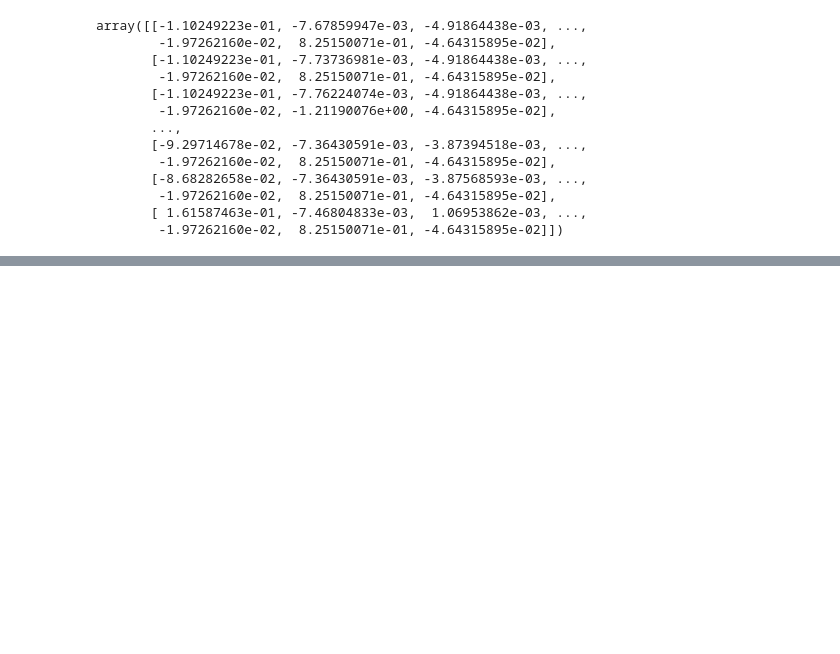
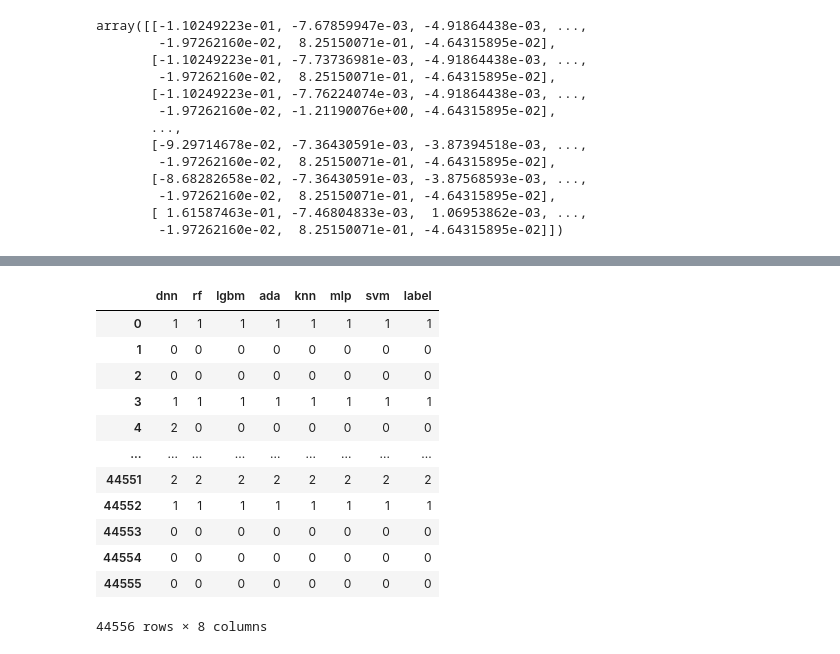
Before and after one commit to ogarreche/Ensemble, a Jupyter notebook: my_first_emsemble.ipynb, the cells around one changed output, grey strips where cells are left out. Cells and saved outputs as stored; diff of their text form; code cells hidden in the pictures; blank space fills up the shorter version.

```diff
--- a/my_first_emsemble.ipynb
+++ b/my_first_emsemble.ipynb
@@ -632,0 +931,16 @@ y_pred = knn_clf.predict_proba(X_test)
+# %%
+# Stack the vectors horizontally to create a matrix
+column_features = ['dnn','rf','lgbm','ada','knn','mlp','svm','label']
+training_matrix = np.column_stack((
+                          preds_dnn,
+                          preds_rf,
+                          preds_lgbm,
+                          preds_ada,
+                          preds_knn,
+                          preds_mlp,
+                          preds_svm,
+                          y_test
+                          ))
+
+# Print the resulting matrix
+print(training_matrix)
@@ -632,0 +955,6 @@ y_pred = knn_clf.predict_proba(X_test)
+# %%
+df_level_01 = pd.DataFrame(training_matrix, columns=column_features)
+# %%
+y_01 = df_level_01.pop('label')
+X_01 = df_level_01
+df_level_01 = df_level_01.assign(label = y_01)
@@ -632,0 +992,16 @@ y_pred = knn_clf.predict_proba(X_test)
+# %%
+df_level_01
+# %% [output]
+|  | dnn | rf | lgbm | ada | knn | mlp | svm | label |
+| 0 | 1 | 1 | 1 | 1 | 1 | 1 | 1 | 1 |
+| 1 | 0 | 0 | 0 | 0 | 0 | 0 | 0 | 0 |
+| 2 | 0 | 0 | 0 | 0 | 0 | 0 | 0 | 0 |
+| 3 | 1 | 1 | 1 | 1 | 1 | 1 | 1 | 1 |
+| 4 | 2 | 0 | 0 | 0 | 0 | 0 | 0 | 0 |
+| ... | ... | ... | ... | ... | ... | ... | ... | ... |
+| 44551 | 2 | 2 | 2 | 2 | 2 | 2 | 2 | 2 |
+| 44552 | 1 | 1 | 1 | 1 | 1 | 1 | 1 | 1 |
+| 44553 | 0 | 0 | 0 | 0 | 0 | 0 | 0 | 0 |
+| 44554 | 0 | 0 | 0 | 0 | 0 | 0 | 0 | 0 |
+| 44555 | 0 | 0 | 0 | 0 | 0 | 0 | 0 | 0 |
+44556 rows × 8 columns
```
Also changed, not shown: parts of 27 cells of this notebook, 1 other file.
